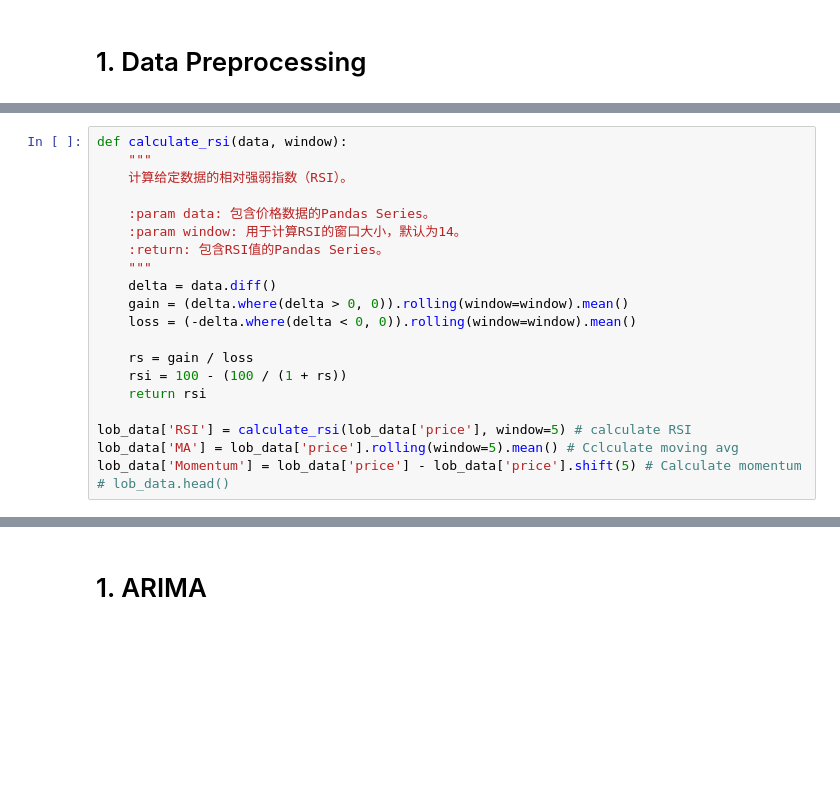
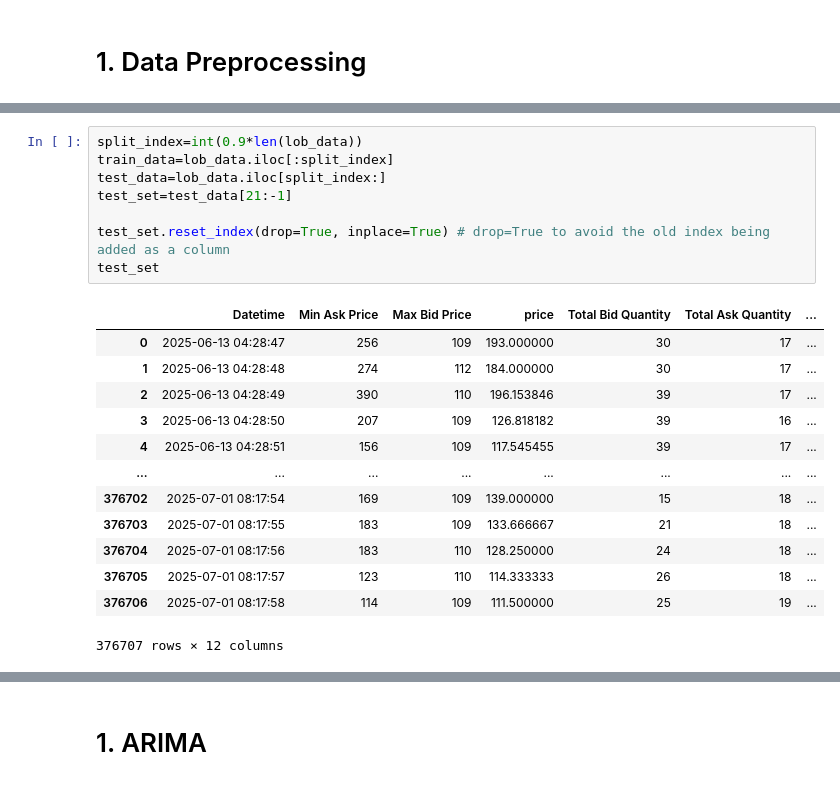
Before and after one commit to UoB-DSMP-2023-24/dsmp-2024-group23, a Jupyter notebook: Final/Modeling/Baseline_models.ipynb, the cells around one changed output, grey strips where cells are left out. Cells and saved outputs as stored; diff of their text form; blank space fills up the shorter version.

```diff
--- a/Final/Modeling/Baseline_models.ipynb
+++ b/Final/Modeling/Baseline_models.ipynb
@@ -54,24 +24,25 @@ lob_data = lob_data.iloc[1:]
-# %%
-def calculate_rsi(data, window):
-    """
-    计算给定数据的相对强弱指数（RSI）。
-
-    :param data: 包含价格数据的Pandas Series。
-    :param window: 用于计算RSI的窗口大小，默认为14。
-    :return: 包含RSI值的Pandas Series。
-    """
-    delta = data.diff()
-    gain = (delta.where(delta > 0, 0)).rolling(window=window).mean()
-    loss = (-delta.where(delta < 0, 0)).rolling(window=window).mean()
-
-    rs = gain / loss
-    rsi = 100 - (100 / (1 + rs))
-    return rsi
-
-lob_data['RSI'] = calculate_rsi(lob_data['price'], window=5) # calculate RSI
-lob_data['MA'] = lob_data['price'].rolling(window=5).mean() # Cclculate moving avg
-lob_data['Momentum'] = lob_data['price'] - lob_data['price'].shift(5) # Calculate momentum
-# lob_data.head()
+# %%
+split_index=int(0.9*len(lob_data))
+train_data=lob_data.iloc[:split_index]
+test_data=lob_data.iloc[split_index:]
+test_set=test_data[21:-1]
+
+test_set.reset_index(drop=True, inplace=True) # drop=True to avoid the old index being added as a column
+test_set
+# %% [output]
+|  | Datetime | Min Ask Price | Max Bid Price | price | Total Bid Quantity | Total Ask Quantity | ... |
+| 0 | 2025-06-13 04:28:47 | 256 | 109 | 193.000000 | 30 | 17 | ... |
+| 1 | 2025-06-13 04:28:48 | 274 | 112 | 184.000000 | 30 | 17 | ... |
+| 2 | 2025-06-13 04:28:49 | 390 | 110 | 196.153846 | 39 | 17 | ... |
+| 3 | 2025-06-13 04:28:50 | 207 | 109 | 126.818182 | 39 | 16 | ... |
+| 4 | 2025-06-13 04:28:51 | 156 | 109 | 117.545455 | 39 | 17 | ... |
+| ... | ... | ... | ... | ... | ... | ... | ... |
+| 376702 | 2025-07-01 08:17:54 | 169 | 109 | 139.000000 | 15 | 18 | ... |
+| 376703 | 2025-07-01 08:17:55 | 183 | 109 | 133.666667 | 21 | 18 | ... |
+| 376704 | 2025-07-01 08:17:56 | 183 | 110 | 128.250000 | 24 | 18 | ... |
+| 376705 | 2025-07-01 08:17:57 | 123 | 110 | 114.333333 | 26 | 18 | ... |
+| 376706 | 2025-07-01 08:17:58 | 114 | 109 | 111.500000 | 25 | 19 | ... |
+376707 rows × 12 columns
 # %%
 # This is only for trading volume, not for modeling
 # # 设置一个时间窗口
```
Also changed, not shown: parts of 13 cells of this notebook.
